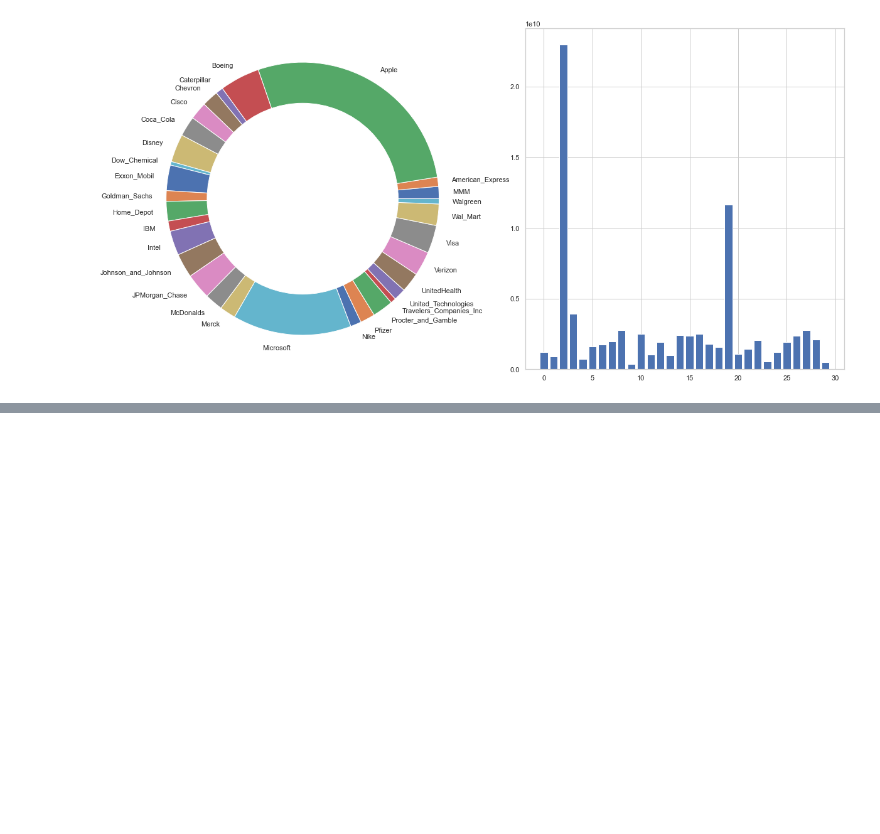
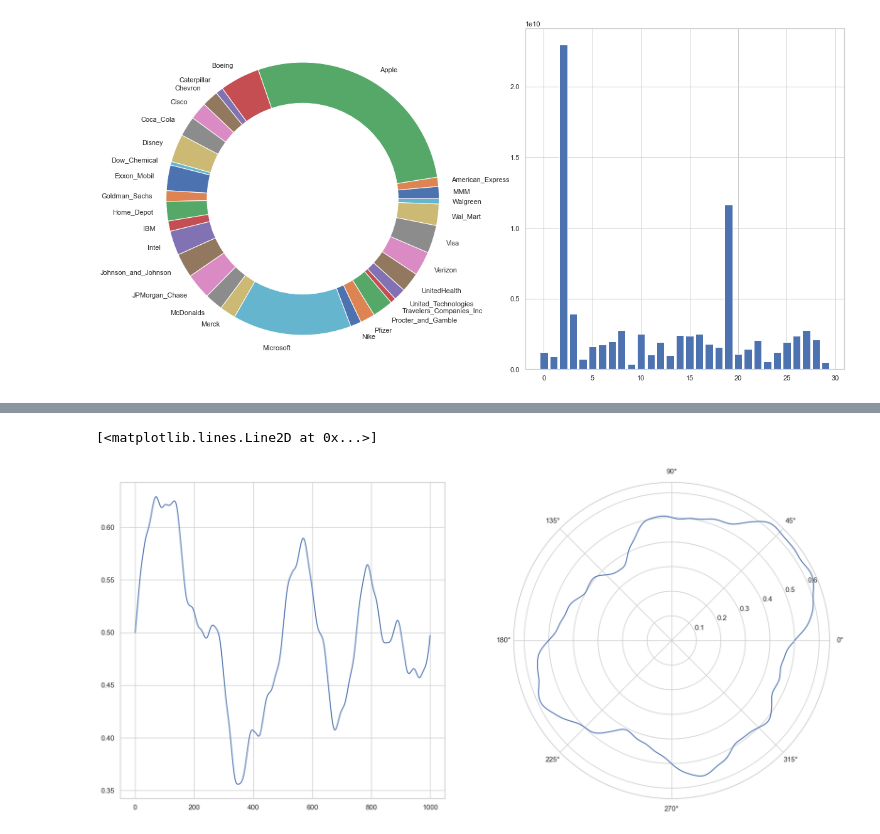
Before and after one commit to ArzymKoteyko/Autopilot_AI, a Jupyter notebook: Core.ipynb, the cells around one changed output, grey strips where cells are left out. Saved outputs shown, nothing was run; the diff lists cells and outputs as text; code cells hidden in the pictures; blank space fills up the shorter version.

```diff
--- a/Core.ipynb
+++ b/Core.ipynb
@@ -140,0 +202,17 @@ NameError: name 'gpd' is not defined
+# %%
+from noise import pnoise1
+import random
+a = 1000
+base = random.randint(-100,100)
+offset = 0.5
+A = [pnoise1(i/a*4, octaves = 4, persistence=0.4, lacunarity=2.0, repeat=1000, base = base) + offset for i in range(a)]
+pi = 3.14
+
+fig = plt.figure(figsize = (20,20))
+ax1 = plt.subplot(2,2,1)
+ax1.plot(A)
+ax2 = plt.subplot(2,2,2, projection = 'polar')
+ax2.plot([i/a*pi*2 for i in range(a)], A)
+# %% [output]
+[<matplotlib.lines.Line2D at 0x...>]
+[figure, added]
```
Also changed, not shown: parts of 10 cells of this notebook, 3 other files.
